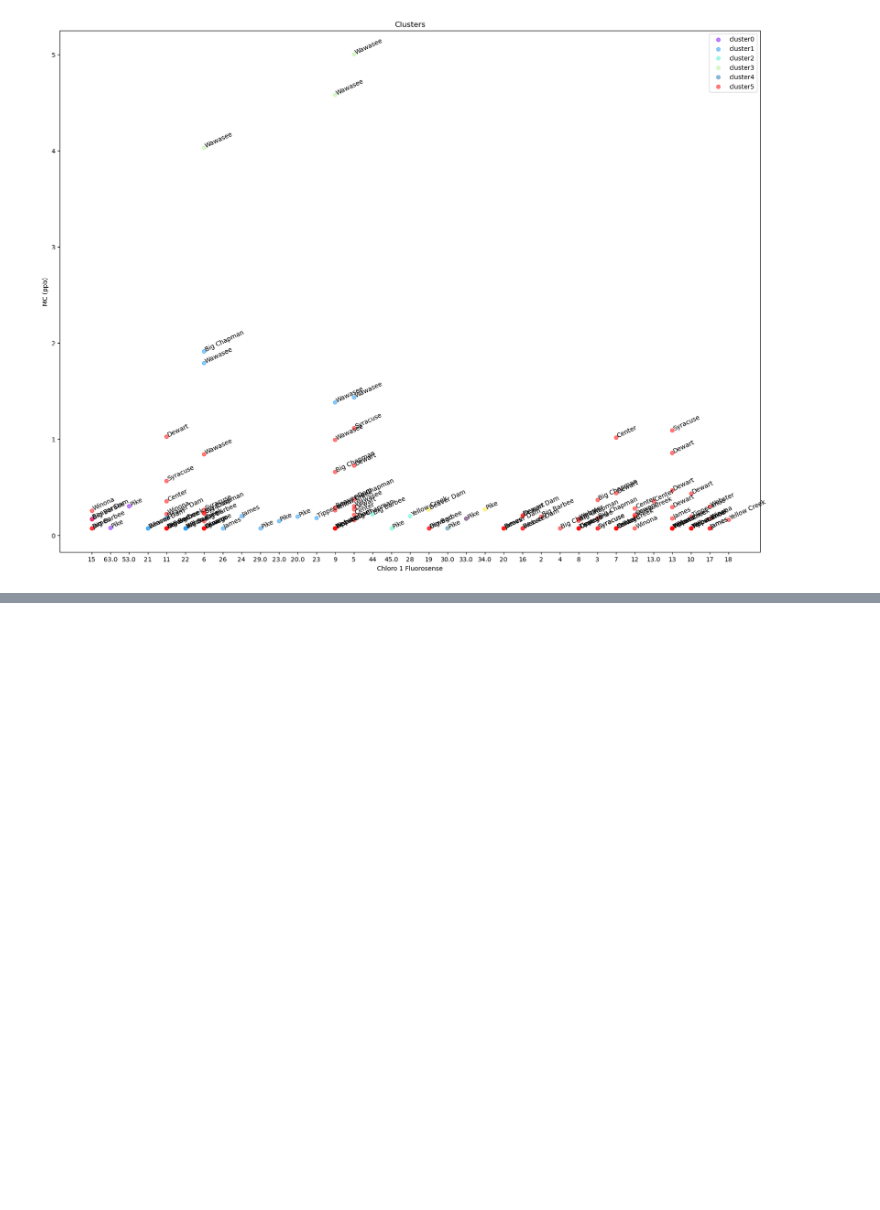
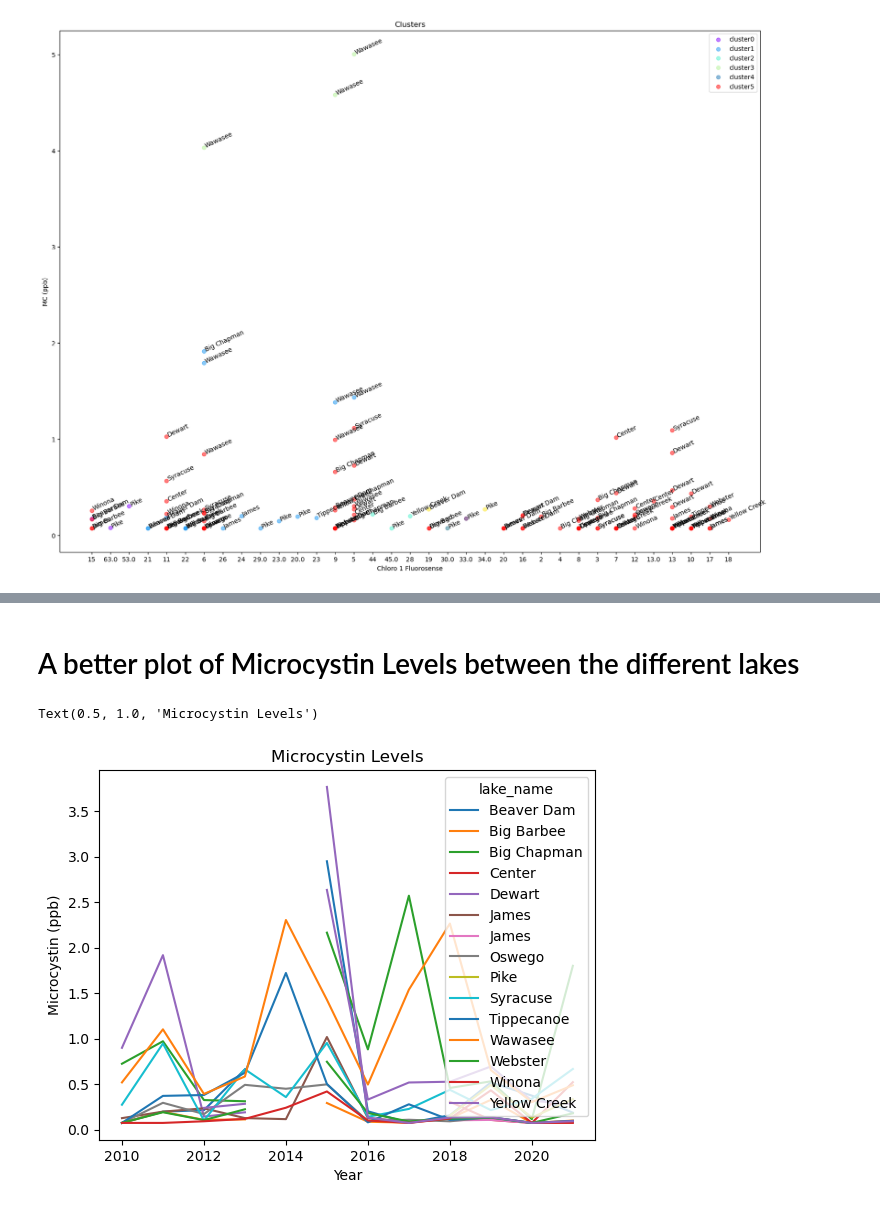
Before and after one commit to austin-strahan/Lakes-ML, a Jupyter notebook: Project v.2.ipynb, the cells around one changed output, grey strips where cells are left out. Drawn from its saved outputs; the diff is of its cells as text; code cells hidden in the pictures; blank space fills up the shorter version.

```diff
--- a/Project v.2.ipynb
+++ b/Project v.2.ipynb
@@ -823,0 +946,5 @@ Text(0, 0.5, 'MC (ppb)')
+# %%
+clean_df['year'] = pd.DatetimeIndex(clean_df['date']).year
+pv = clean_df[['lake_year', 'mc_ppb', 'year', 'lake_name']].dropna()
+pv = pv.pivot_table('mc_ppb', index='year', columns='lake_name', aggfunc='mean')
+pv
@@ -823,0 +970,10 @@ Text(0, 0.5, 'MC (ppb)')
+# %% [markdown]
+# A better plot of Microcystin Levels between the different lakes
+# %%
+pv.plot()
+plt.ylabel("Microcystin (ppb)")
+plt.xlabel("Year")
+plt.title('Microcystin Levels')
+# %% [output]
+Text(0.5, 1.0, 'Microcystin Levels')
+[figure, added]
```
Also changed, not shown: parts of 49 cells of this notebook, 1 other file.
